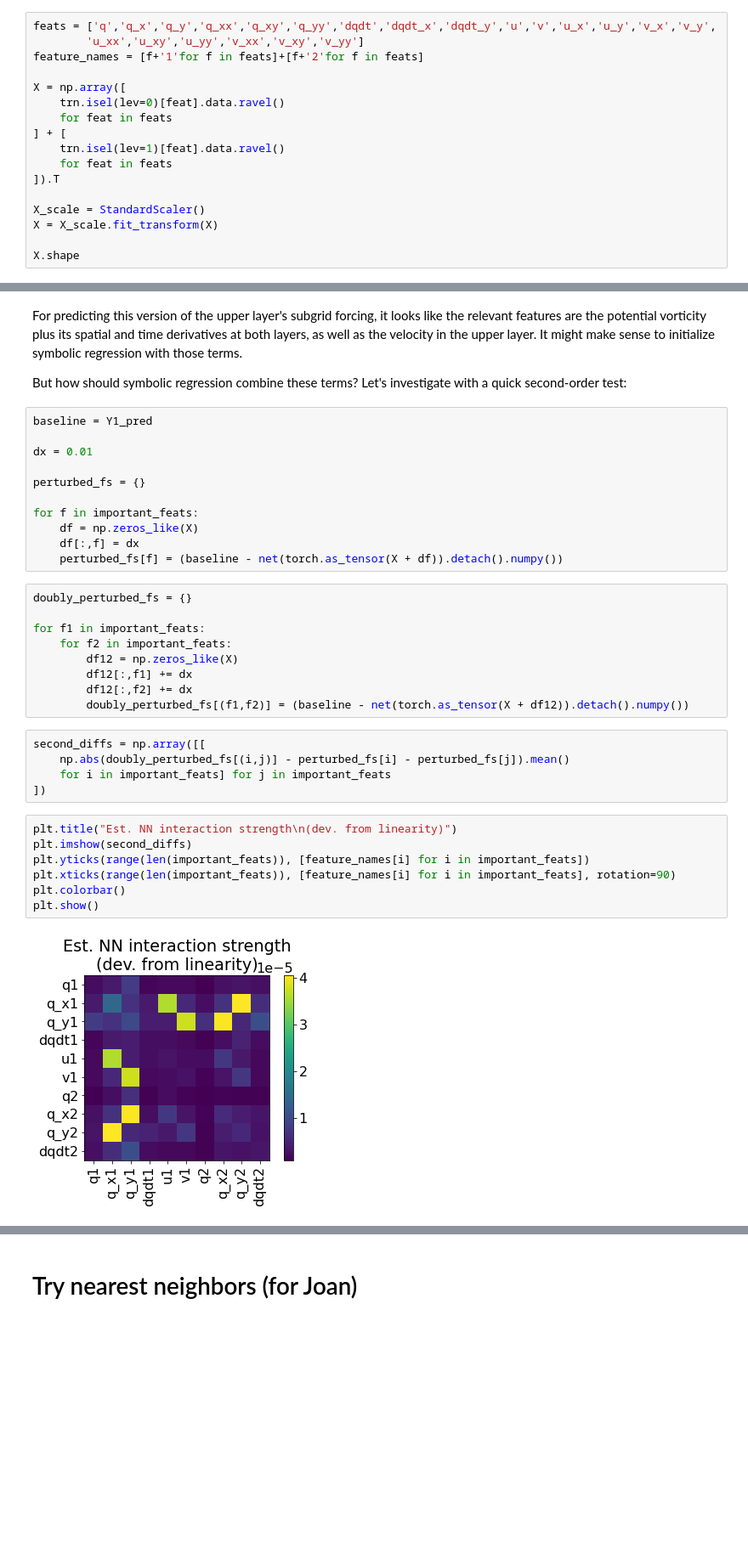
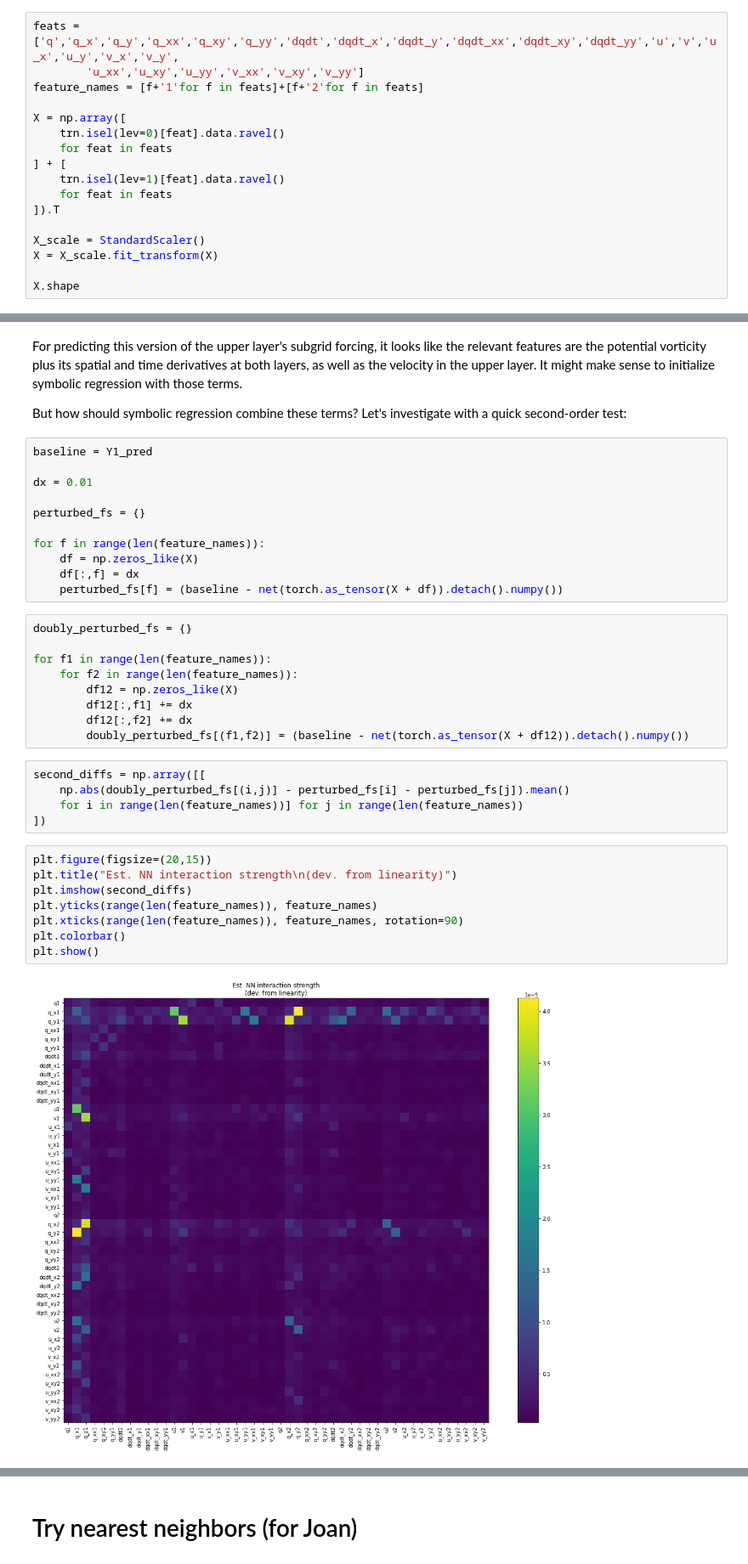
Before and after one commit to Pperezhogin/pyqg_experiments_Ross, a Jupyter notebook: notebooks/symbolic-regression-preliminary-testing.ipynb, the cells around one changed output, grey strips where cells are left out. Shown at 85% size. Saved outputs shown, nothing was run; the diff lists cells and outputs as text; blank space fills up the shorter version.

```diff
--- a/notebooks/symbolic-regression-preliminary-testing.ipynb
+++ b/notebooks/symbolic-regression-preliminary-testing.ipynb
@@ -50,7 +54,7 @@ Y2 = trn.isel(lev=0).q_forcing_model.data.ravel()
 Y2_sd = np.std(Y2)
 Y2 = Y2 / Y2_sd
 # %%
-feats = ['q','q_x','q_y','q_xx','q_xy','q_yy','dqdt','dqdt_x','dqdt_y','u','v','u_x','u_y','v_x','v_y',
+feats = ['q','q_x','q_y','q_xx','q_xy','q_yy','dqdt','dqdt_x','dqdt_y','dqdt_xx','dqdt_xy','dqdt_yy','u','v','u_x','u_y','v_x','v_y',
         'u_xx','u_xy','u_yy','v_xx','v_xy','v_yy']
 feature_names = [f+'1'for f in feats]+[f+'2'for f in feats]
 
@@ -273,15 +277,15 @@ dx = 0.01
 
 perturbed_fs = {}
 
-for f in important_feats:
+for f in range(len(feature_names)):
     df = np.zeros_like(X)
     df[:,f] = dx
     perturbed_fs[f] = (baseline - net(torch.as_tensor(X + df)).detach().numpy())
 # %%
 doubly_perturbed_fs = {}
 
-for f1 in important_feats:
-    for f2 in important_feats:
+for f1 in range(len(feature_names)):
+    for f2 in range(len(feature_names)):
         df12 = np.zeros_like(X)
         df12[:,f1] += dx
         df12[:,f2] += dx
@@ -289,14 +293,15 @@ for f1 in important_feats:
 # %%
 second_diffs = np.array([[
     np.abs(doubly_perturbed_fs[(i,j)] - perturbed_fs[i] - perturbed_fs[j]).mean()
-    for i in important_feats] for j in important_feats
+    for i in range(len(feature_names))] for j in range(len(feature_names))
 ])
 # %%
+plt.figure(figsize=(20,15))
 plt.title("Est. NN interaction strength\n(dev. from linearity)")
 plt.imshow(second_diffs)
-plt.yticks(range(len(important_feats)), [feature_names[i] for i in important_feats])
-plt.xticks(range(len(important_feats)), [feature_names[i] for i in important_feats], rotation=90)
+plt.yticks(range(len(feature_names)), feature_names)
+plt.xticks(range(len(feature_names)), feature_names, rotation=90)
 plt.colorbar()
 plt.show()
 # %% [output]
-[figure, old version]
+[figure, new version]
```
Also changed, not shown: parts of 31 cells of this notebook.
